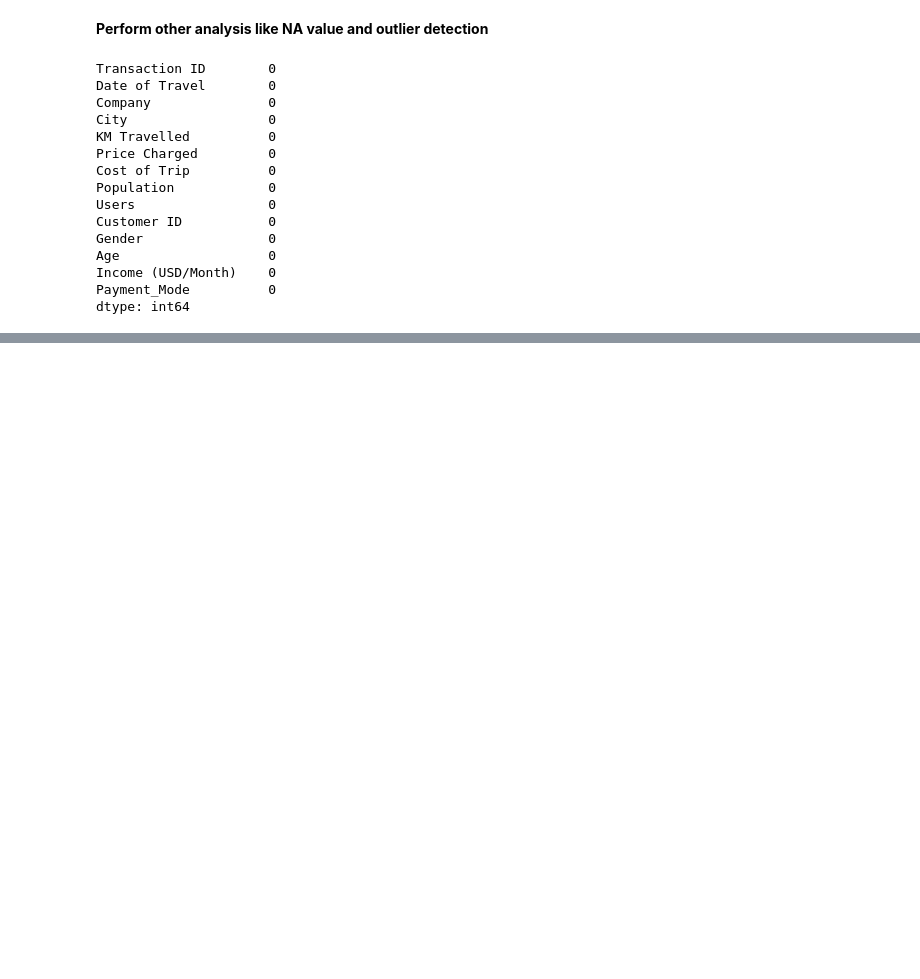
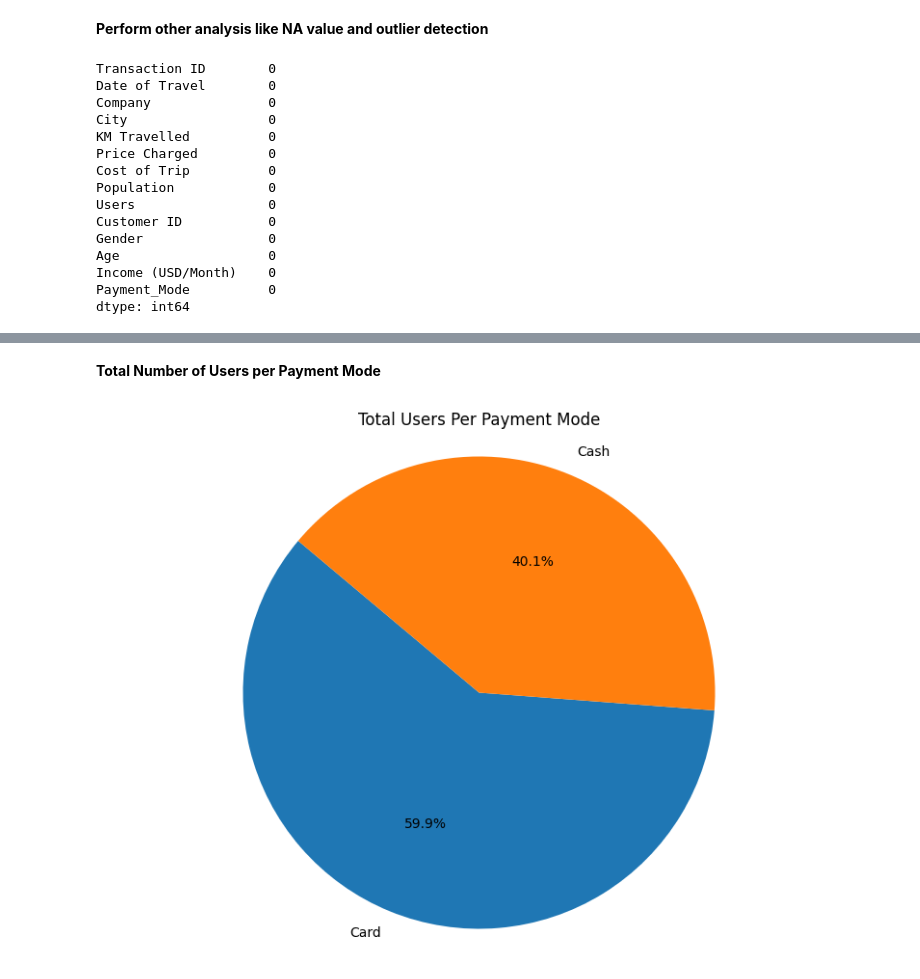
Before and after one commit to awwab-ahmed/DataGlacier, a Jupyter notebook: Week2/EDA Notebook (G2M insight for Cab Investment firm).ipynb, the cells around one changed output, grey strips where cells are left out. Cells and saved outputs as stored; diff of their text form; code cells hidden in the pictures; blank space fills up the shorter version.

```diff
--- a/Week2/EDA Notebook (G2M insight for Cab Investment firm).ipynb
+++ b/Week2/EDA Notebook (G2M insight for Cab Investment firm).ipynb
@@ -217,0 +245,11 @@ dtype: int64
+# %% [markdown]
+**Total Number of Users per Payment Mode**
+# %%
+payment_mode_users = all_datasets_merged.groupby('Payment_Mode')['Users'].sum()
+plt.figure(figsize=(10, 7))
+plt.pie(payment_mode_users, labels=payment_mode_users.index, autopct='%1.1f%%', startangle=140)
+plt.title('Total Users Per Payment Mode')
+plt.axis('equal')
+plt.show()
+# %% [output]
+[figure, added]
```
Also changed, not shown: parts of 17 cells of this notebook, 1 other file.
